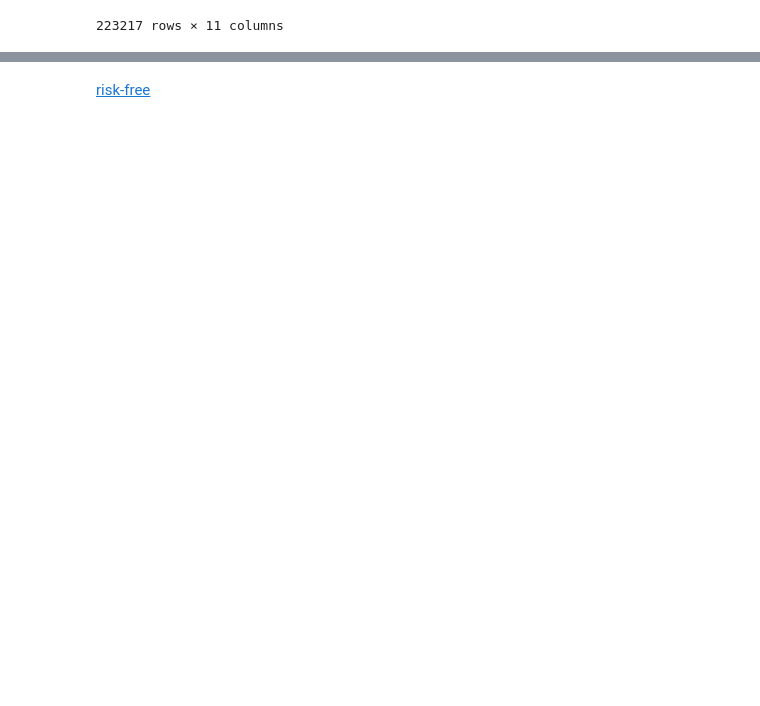
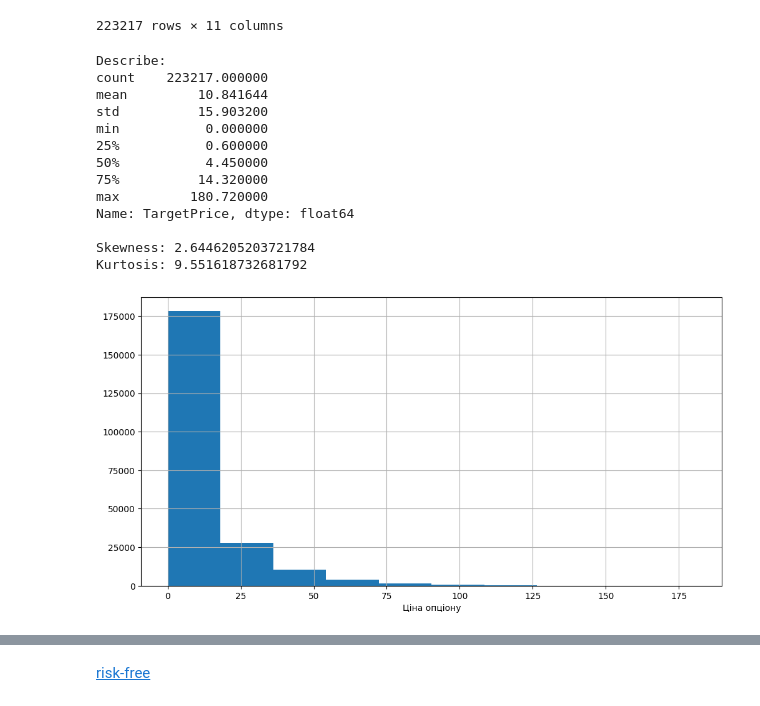
Before and after one commit to Strongich/Bachelor-Thesis, a Jupyter notebook: basic_data/data_analysis.ipynb, the cells around one changed output, grey strips where cells are left out. Cells and saved outputs as stored; diff of their text form; code cells hidden in the pictures; blank space fills up the shorter version.

Commit message:
added few more plots

```diff
--- a/basic_data/data_analysis.ipynb
+++ b/basic_data/data_analysis.ipynb
@@ -240,3 +251,20 @@ df_call
 | 957926 | 126.42 | call | 185.0 | 62 | 0.1934 | 0.0773 | 0.0050 | -1.7114 | 21.5039 | 504 | ... |
 | 957928 | 126.42 | call | 190.0 | 300 | 0.1941 | 0.0625 | 0.0043 | -1.4491 | 18.2470 | 504 | ... |
 223217 rows × 11 columns
+# %%
+analyze_series(df_call.TargetPrice)
+# %% [output]
+Describe:
+count    223217.000000
+mean         10.841644
+std          15.903200
+min           0.000000
+25%           0.600000
+50%           4.450000
+75%          14.320000
+max         180.720000
+Name: TargetPrice, dtype: float64
+
+Skewness: 2.6446205203721784
+Kurtosis: 9.551618732681792
+[figure, added]
```
Also changed, not shown: parts of 6 cells of this notebook, 1 other file.
